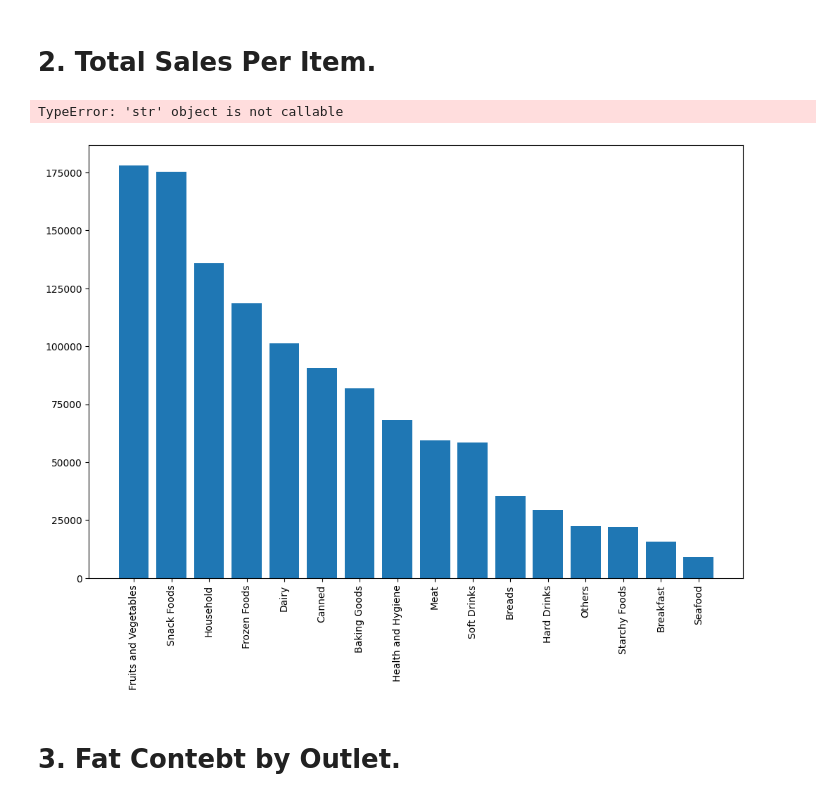
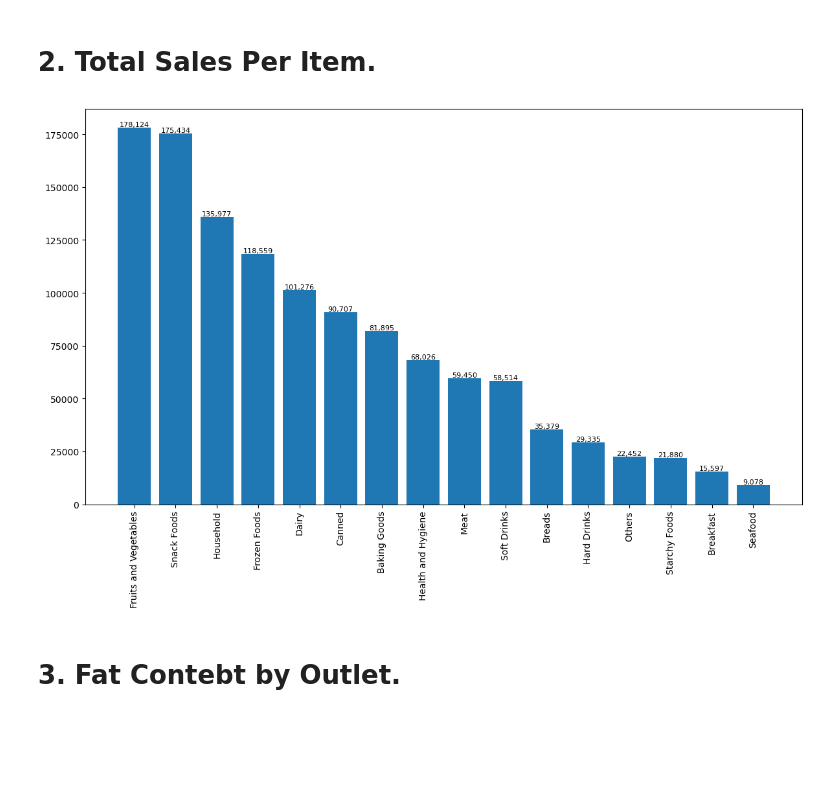
Before and after one commit to JUMAWABWIRE/BLINKIT_DATA_ANALYSIS, a Jupyter notebook: Pyhton_blinkit.ipynb, the cells around one changed output. Saved outputs shown, nothing was run; the diff lists cells and outputs as text; code cells hidden in the pictures; blank space fills up the shorter version.

```diff
--- a/Pyhton_blinkit.ipynb
+++ b/Pyhton_blinkit.ipynb
@@ -140,20 +140,19 @@ plt.show()
 # %%
 Sales_by_type = df.groupby('Item Type')['Sales'].sum().sort_values(ascending=False)
 plt.figure(figsize= (12, 8))
 bars= plt.bar(Sales_by_type.index, Sales_by_type.values)
 
 plt.xticks(rotation = 90)
-plt.xlabel('Item Type')
-plt.ylabel('Total Sales')
-plt.title('Total Sales By Item Type')
+plt.xlabel= 'Item Type'
+plt.ylabel ='Total Sales'
+plt.title = 'Total Sales By Item Type'
 for bar in bars:
     plt.text(bar.get_x() + bar.get_width() / 2, bar.get_height(),
     f'{bar.get_height():,.0f}', ha= 'center', va='bottom',fontsize = 8)
 plt.tight_layout()
 plt.show()
 # %% [output]
-TypeError: 'str' object is not callable
-[figure, old version]
+[figure, new version]
 # %% [markdown]
 # 3. Fat Contebt by Outlet.
 # %%
```
Also changed, not shown: parts of 1 cell of this notebook.
